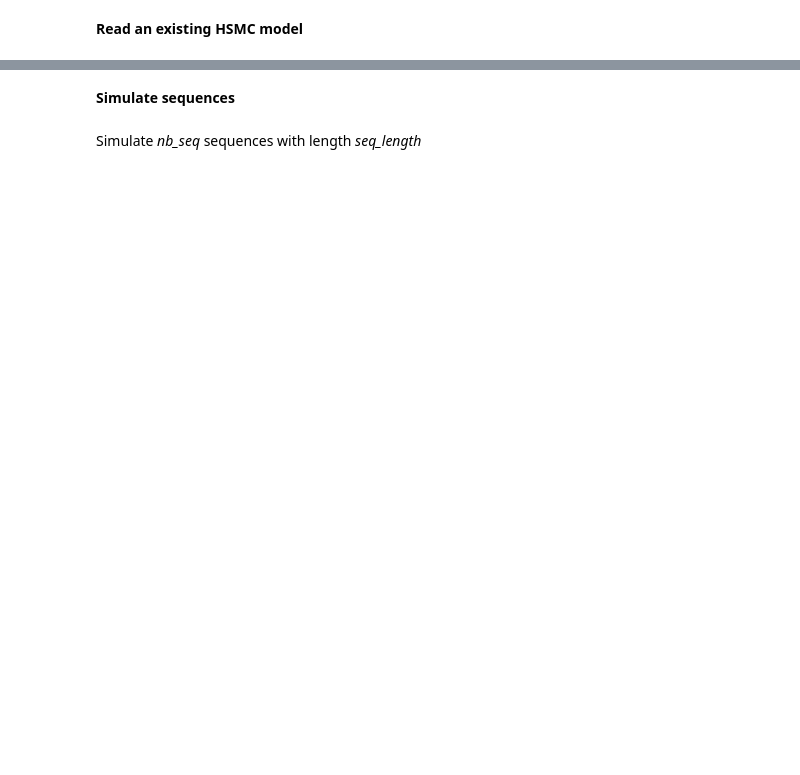
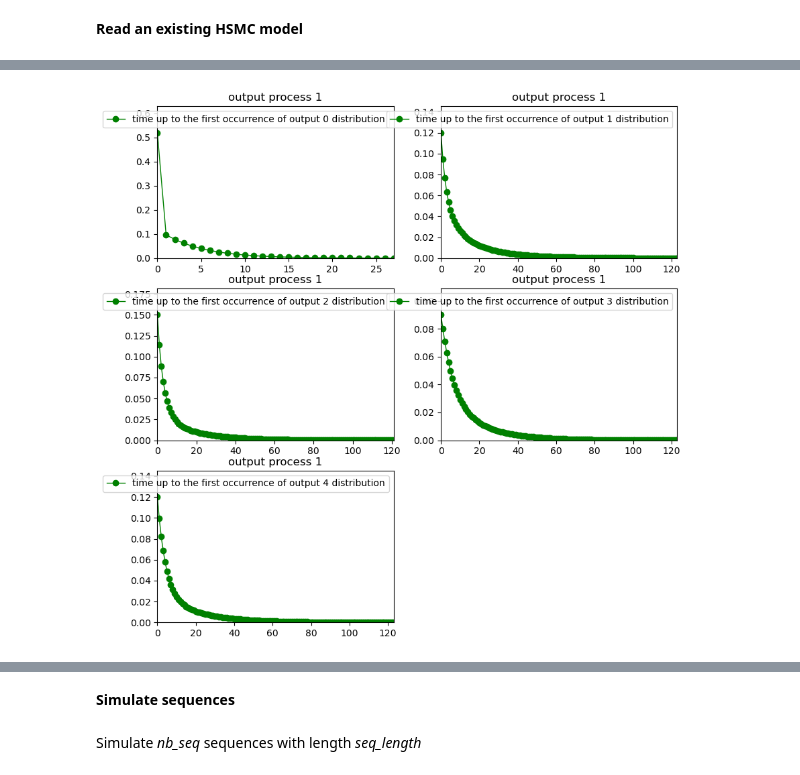
Before and after one commit to openalea/StructureAnalysis, a Jupyter notebook: sequence_analysis/tutorials/hidden_semi_markov.ipynb, the cells around one changed output, grey strips where cells are left out. Saved outputs shown, nothing was run; the diff lists cells and outputs as text; code cells hidden in the pictures; blank space fills up the shorter version.

```diff
--- a/sequence_analysis/tutorials/hidden_semi_markov.ipynb
+++ b/sequence_analysis/tutorials/hidden_semi_markov.ipynb
@@ -165,0 +124,4 @@ hsm.plot()
+# %%
+hsm.plot("FirstOccurrence", 1)
+# %% [output]
+[figure, added]
```
Also changed, not shown: parts of 42 cells of this notebook, 14 other files.
